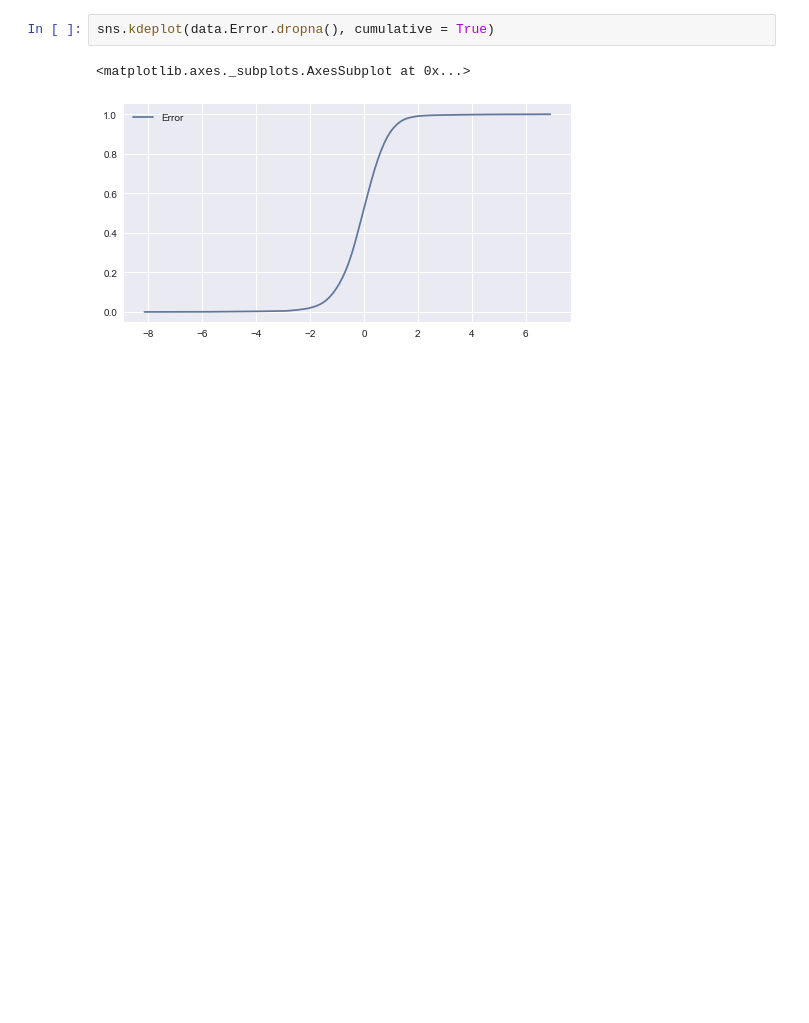
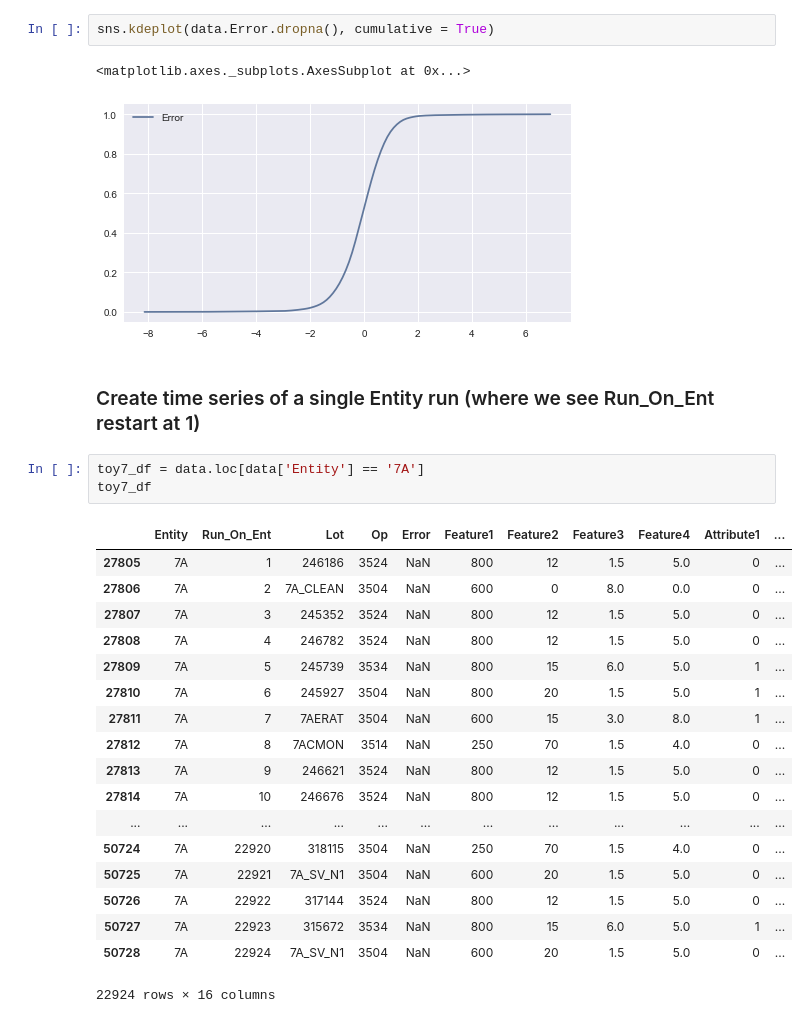
Before and after one commit to austinbock/project1, a Jupyter notebook: Capstone1 Data Investigation.ipynb, the cells around one changed output. Saved outputs shown, nothing was run; the diff lists cells and outputs as text; blank space fills up the shorter version.

```diff
--- a/Capstone1 Data Investigation.ipynb
+++ b/Capstone1 Data Investigation.ipynb
@@ -136,3 +136,27 @@ sns.kdeplot(data.Error.dropna(), cumulative = True)
 # %% [output]
 <matplotlib.axes._subplots.AxesSubplot at 0x...>
 [figure]
+# %% [markdown]
+### Create time series of a single Entity run (where we see Run_On_Ent restart at 1)
+# %%
+toy7_df = data.loc[data['Entity'] == '7A']
+toy7_df
+# %% [output]
+|  | Entity | Run_On_Ent | Lot | Op | Error | Feature1 | Feature2 | Feature3 | Feature4 | Attribute1 | ... |
+| 27805 | 7A | 1 | 246186 | 3524 | NaN | 800 | 12 | 1.5 | 5.0 | 0 | ... |
+| 27806 | 7A | 2 | 7A_CLEAN | 3504 | NaN | 600 | 0 | 8.0 | 0.0 | 0 | ... |
+| 27807 | 7A | 3 | 245352 | 3524 | NaN | 800 | 12 | 1.5 | 5.0 | 0 | ... |
+| 27808 | 7A | 4 | 246782 | 3524 | NaN | 800 | 12 | 1.5 | 5.0 | 0 | ... |
+| 27809 | 7A | 5 | 245739 | 3534 | NaN | 800 | 15 | 6.0 | 5.0 | 1 | ... |
+| 27810 | 7A | 6 | 245927 | 3504 | NaN | 800 | 20 | 1.5 | 5.0 | 1 | ... |
+| 27811 | 7A | 7 | 7AERAT | 3504 | NaN | 600 | 15 | 3.0 | 8.0 | 1 | ... |
+| 27812 | 7A | 8 | 7ACMON | 3514 | NaN | 250 | 70 | 1.5 | 4.0 | 0 | ... |
+| 27813 | 7A | 9 | 246621 | 3524 | NaN | 800 | 12 | 1.5 | 5.0 | 0 | ... |
+| 27814 | 7A | 10 | 246676 | 3524 | NaN | 800 | 12 | 1.5 | 5.0 | 0 | ... |
+| ... | ... | ... | ... | ... | ... | ... | ... | ... | ... | ... | ... |
+| 50724 | 7A | 22920 | 318115 | 3504 | NaN | 250 | 70 | 1.5 | 4.0 | 0 | ... |
+| 50725 | 7A | 22921 | 7A_SV_N1 | 3504 | NaN | 600 | 20 | 1.5 | 5.0 | 0 | ... |
+| 50726 | 7A | 22922 | 317144 | 3524 | NaN | 800 | 12 | 1.5 | 5.0 | 0 | ... |
+| 50727 | 7A | 22923 | 315672 | 3534 | NaN | 800 | 15 | 6.0 | 5.0 | 1 | ... |
+| 50728 | 7A | 22924 | 7A_SV_N1 | 3504 | NaN | 600 | 20 | 1.5 | 5.0 | 0 | ... |
+22924 rows × 16 columns
```
Also changed, not shown: parts of 2 cells of this notebook.
